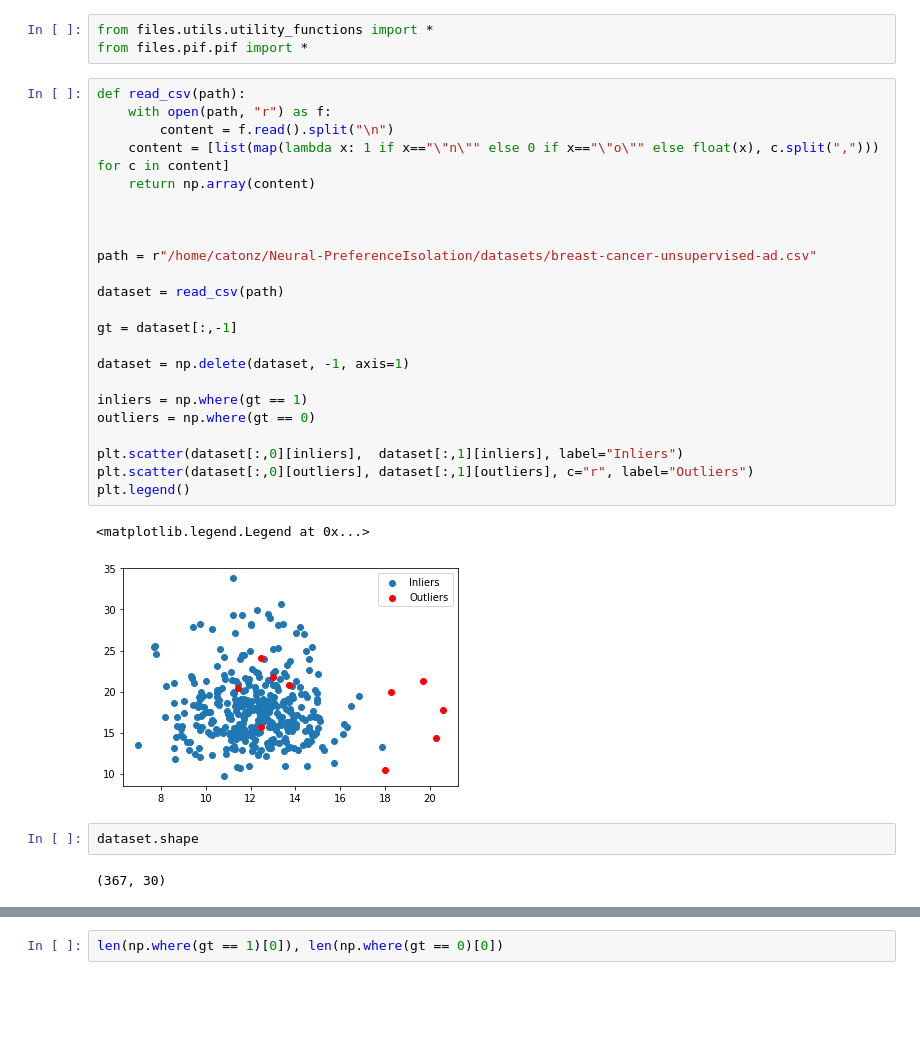
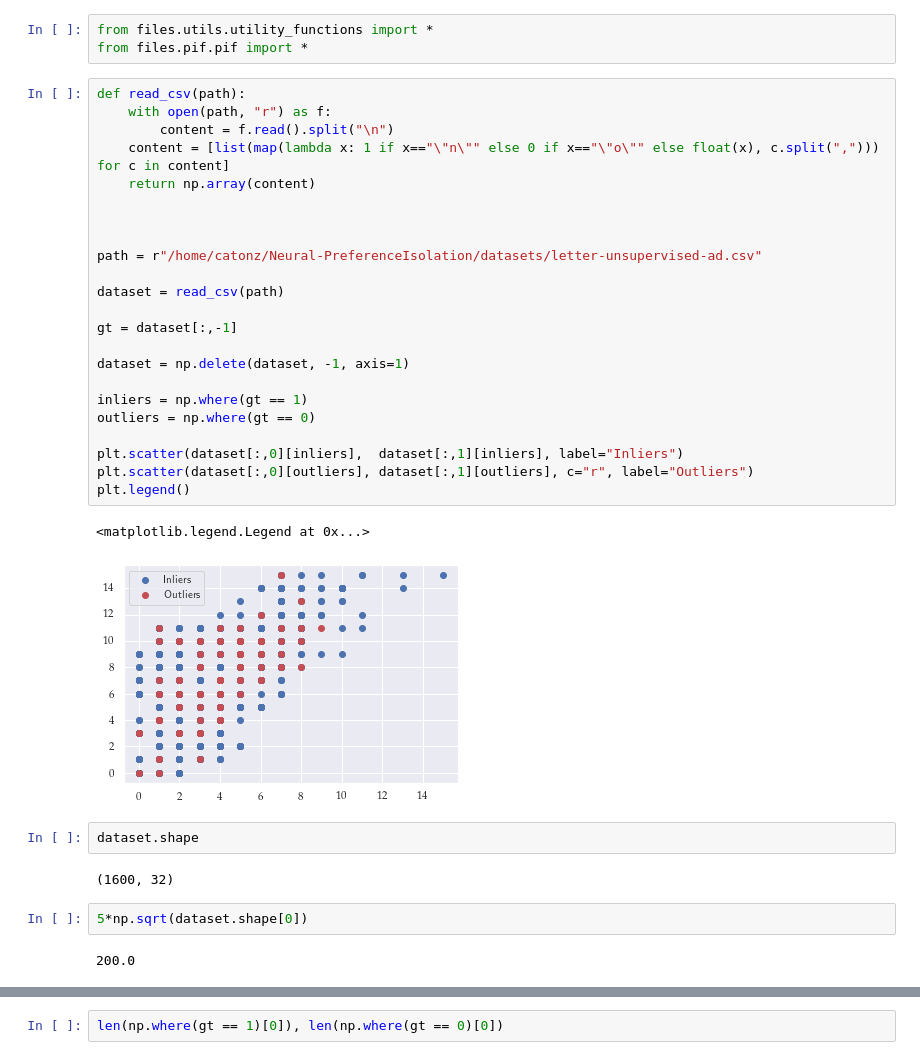
Before and after one commit to catonzio/Neural-PreferenceIsolation, a Jupyter notebook: src/notebooks/breastw_data.ipynb, the cells around one changed output, grey strips where cells are left out. Saved outputs shown, nothing was run; the diff lists cells and outputs as text; blank space fills up the shorter version.

```diff
--- a/src/notebooks/breastw_data.ipynb
+++ b/src/notebooks/breastw_data.ipynb
@@ -4,30 +4,34 @@ from files.pif.pif import *
 # %%
 def read_csv(path):
     with open(path, "r") as f:
         content = f.read().split("\n")
     content = [list(map(lambda x: 1 if x=="\"n\"" else 0 if x=="\"o\"" else float(x), c.split(","))) for c in content]
     return np.array(content)
 
 
 
-path = r"/home/catonz/Neural-PreferenceIsolation/datasets/breast-cancer-unsupervised-ad.csv"
+path = r"/home/catonz/Neural-PreferenceIsolation/datasets/letter-unsupervised-ad.csv"
 
 dataset = read_csv(path)
 
 gt = dataset[:,-1]
 
 dataset = np.delete(dataset, -1, axis=1)
 
 inliers = np.where(gt == 1)
 outliers = np.where(gt == 0)
 
 plt.scatter(dataset[:,0][inliers],  dataset[:,1][inliers], label="Inliers")
 plt.scatter(dataset[:,0][outliers], dataset[:,1][outliers], c="r", label="Outliers")
 plt.legend()
 # %% [output]
 <matplotlib.legend.Legend at 0x...>
-[figure, old version]
+[figure, new version]
 # %%
 dataset.shape
 # %% [output]
-(367, 30)
+(1600, 32)
+# %%
+5*np.sqrt(dataset.shape[0])
+# %% [output]
+200.0
```
Also changed, not shown: parts of 21 cells of this notebook, 17 other files.
